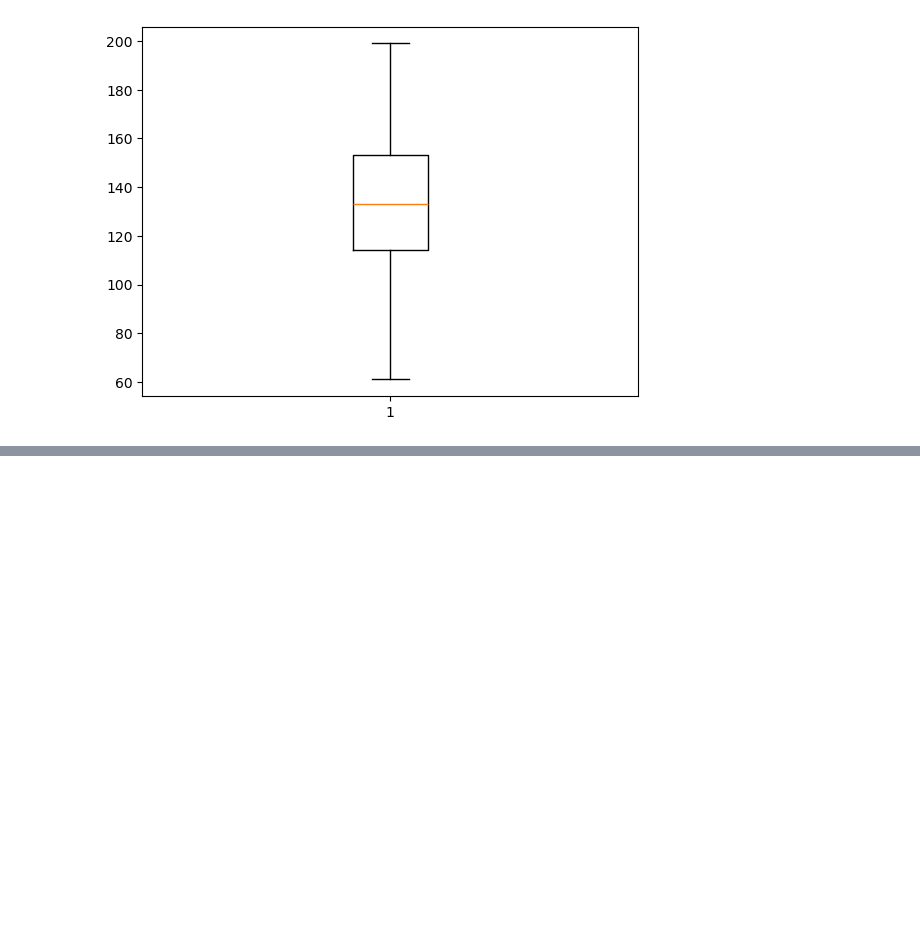
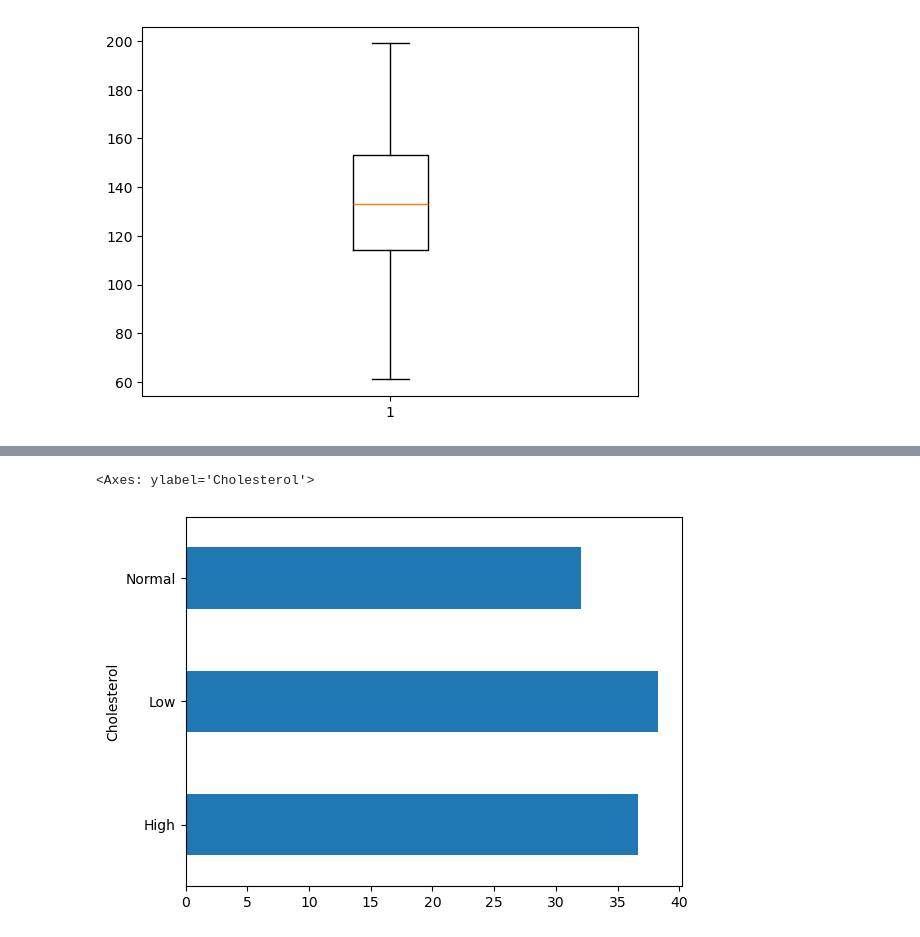
Before and after one commit to miriamsonaglia/Heart-Attack-Prediction-Model, a Jupyter notebook: DataIntensive.ipynb, the cells around one changed output, grey strips where cells are left out. Drawn from its saved outputs; the diff is of its cells as text; code cells hidden in the pictures; blank space fills up the shorter version.

```diff
--- a/DataIntensive.ipynb
+++ b/DataIntensive.ipynb
@@ -598 +603,6 @@ plt.boxplot(x="BloodPressure", data=dataset);  # NON ABBIAMO OUTLIERS
+# %%
+targetCorrelation(dataset, 'Cholesterol').plot.barh()
+# %% [output]
+<Axes: ylabel='Cholesterol'>
+[figure, added]
 # %%
```
Also changed, not shown: parts of 15 cells of this notebook.
